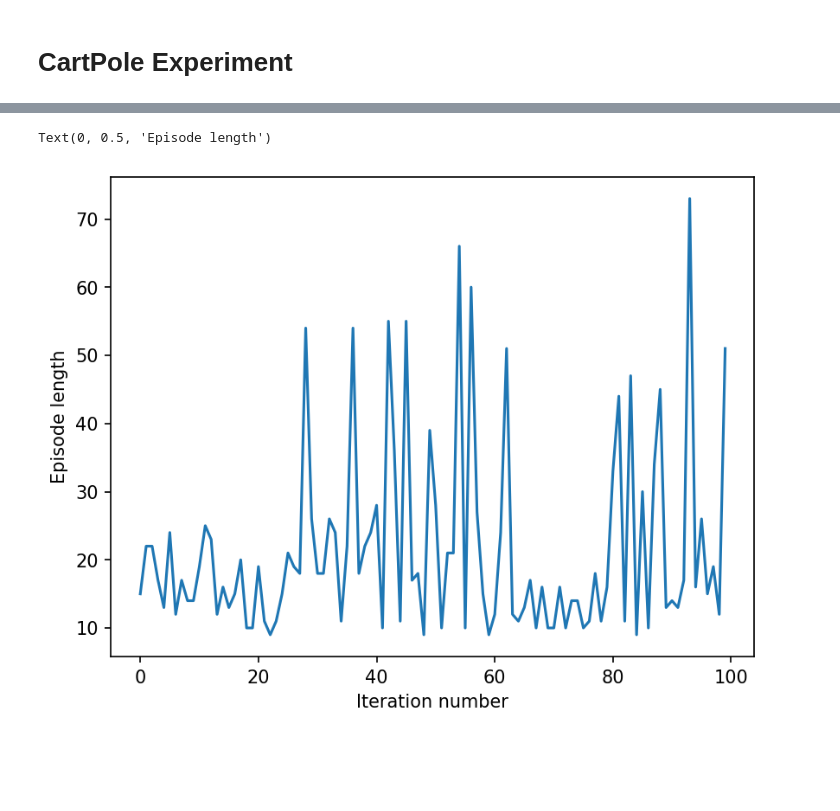
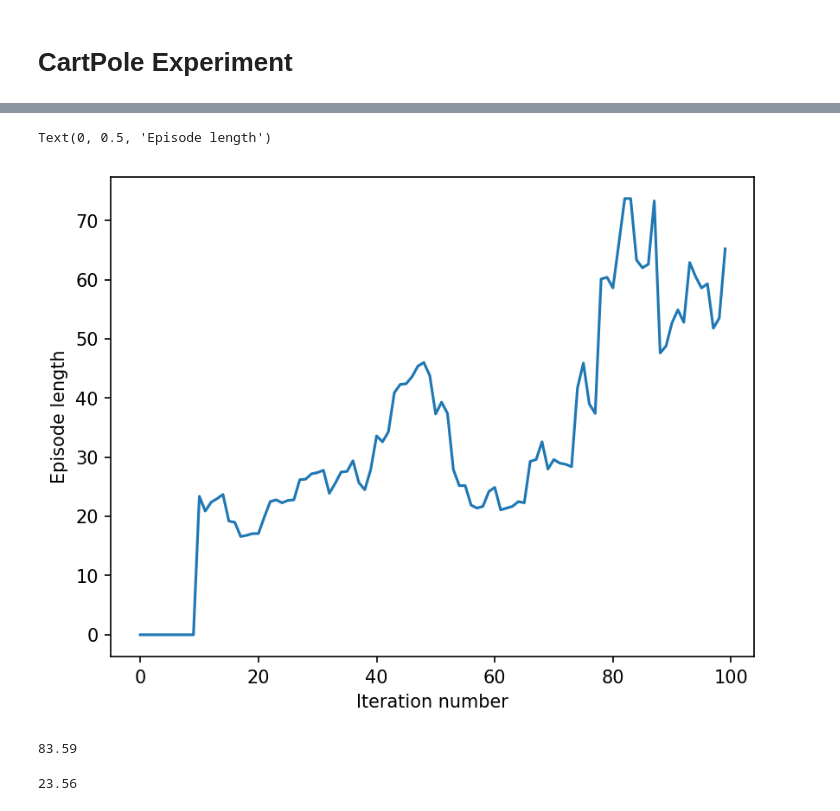
Before and after one commit to achyutha11/cartpole_experiments, a Jupyter notebook: cartpole_experiments.ipynb, the cells around one changed output, grey strips where cells are left out. Cells and saved outputs as stored; diff of their text form; code cells hidden in the pictures; blank space fills up the shorter version.

```diff
--- a/cartpole_experiments.ipynb
+++ b/cartpole_experiments.ipynb
@@ -238,4 +235,13 @@ class DQNAgent():
         return length_lst
+# %%
+def rolling_average(lengths, window):
+    avgs = []
+    for i in range(len(lengths)):
+        if i < window:
+            avgs.append(0)
+        else:
+            avgs.append(np.mean(lengths[i - window: i]))
+    return avgs
 # %%
 agent = DQNAgent()
 # %%
@@ -245,8 +262,8 @@ lengths = agent.go(env, num_rounds=100)
 # %%
 iters = np.arange(100)
-plt.plot(iters, lengths)
+plt.plot(iters, rolling_average(lengths, 10))
 plt.xlabel("Iteration number")
 plt.ylabel("Episode length")
 # %% [output]
 Text(0, 0.5, 'Episode length')
-[figure, old version]
+[figure, new version]
@@ -252,0 +310,8 @@ Text(0, 0.5, 'Episode length')
+# %%
+np.mean(agent_lengths)
+# %% [output]
+83.59
+# %%
+np.mean(random_lengths)
+# %% [output]
+23.56
```
Also changed, not shown: parts of 6 cells of this notebook.
